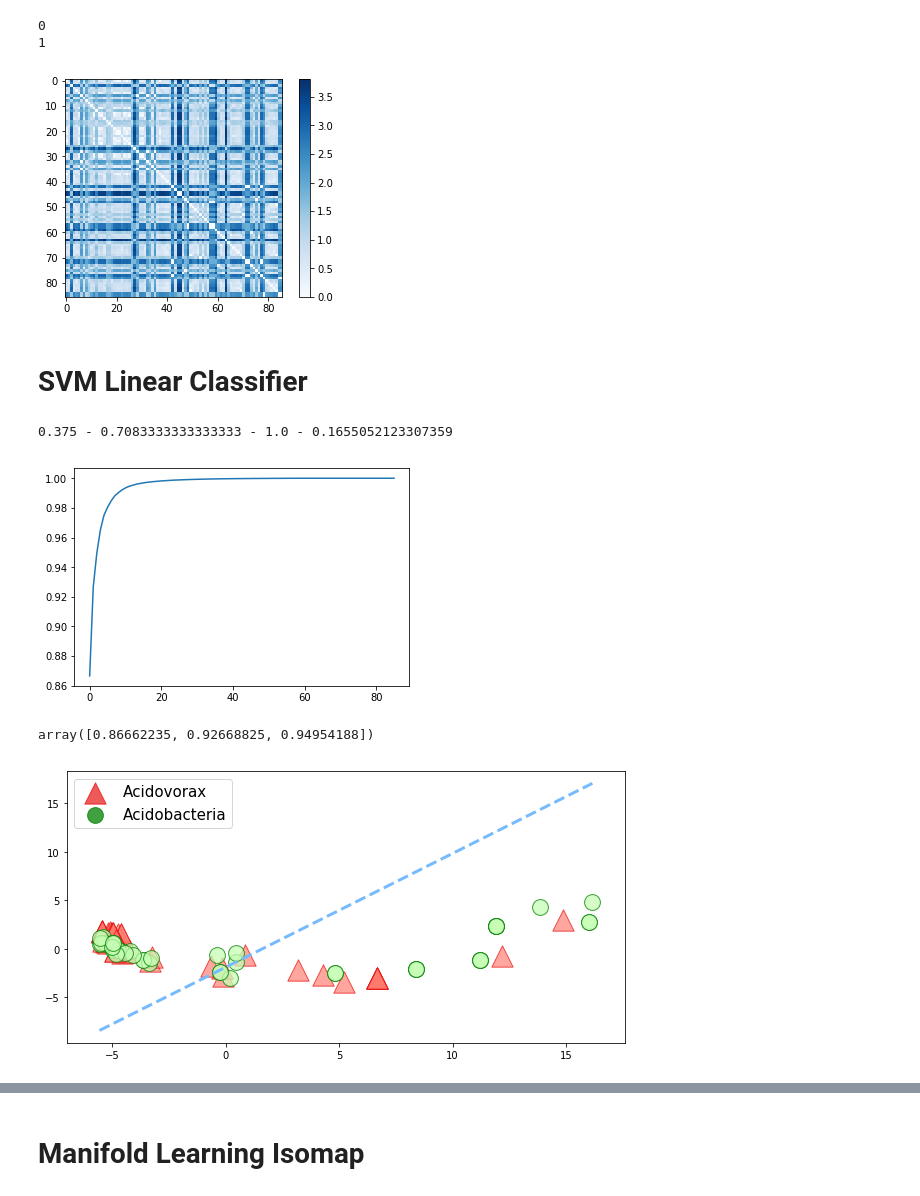
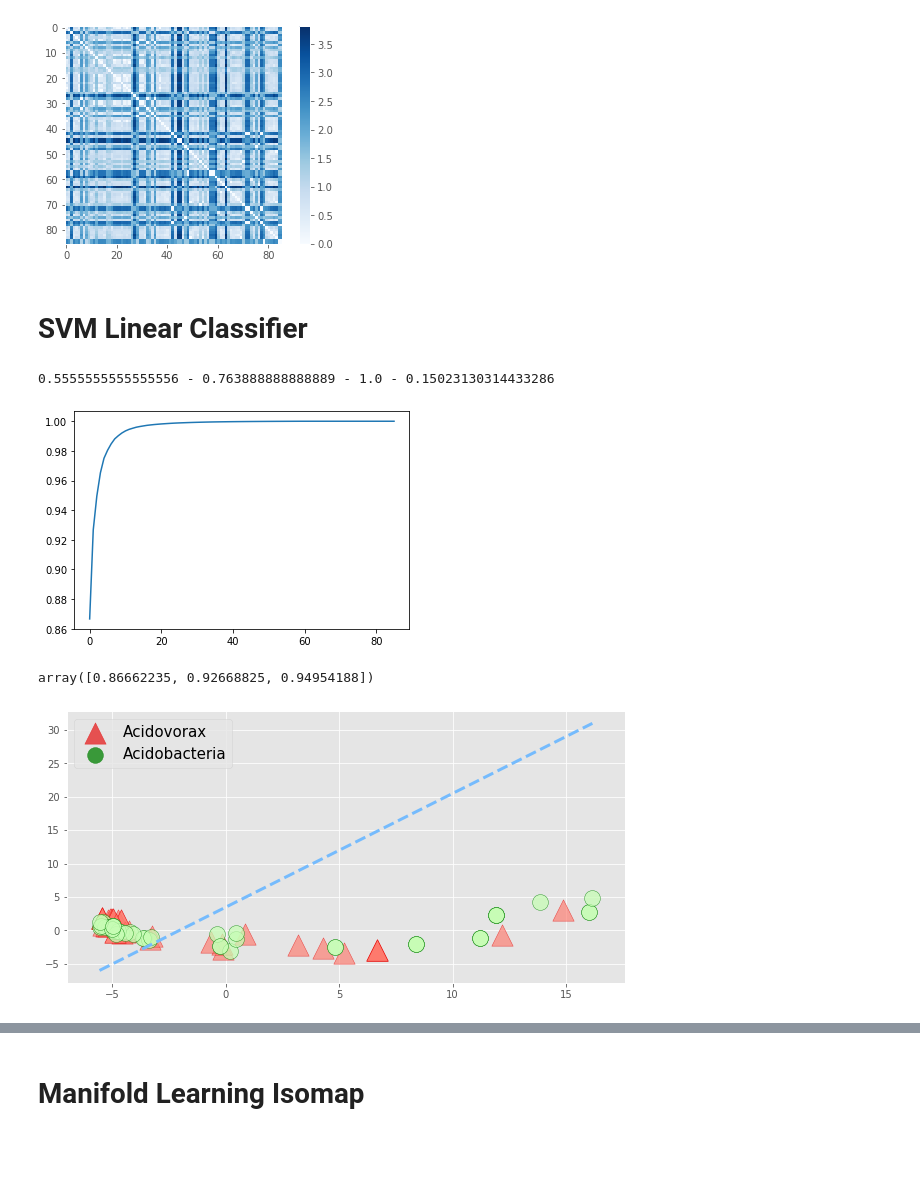
Before and after one commit to Cinofix/graph-kernel-manifold-learning, a Jupyter notebook: src/PPI_WLKernel.ipynb, the cells around one changed output, grey strips where cells are left out. Saved outputs shown, nothing was run; the diff lists cells and outputs as text; code cells hidden in the pictures; blank space fills up the shorter version.

```diff
--- a/src/PPI_WLKernel.ipynb
+++ b/src/PPI_WLKernel.ipynb
@@ -24,18 +19,16 @@ n = ppi_labels.shape[0]
 # %%
 wl_kernel = WeisfeilerLehmanKernel()
 # %%
-K = wl_kernel.compute_graphs_kernel(ppi_graphs[:]['am'], 2)
+K = wl_kernel.eval_similarities(ppi_graphs[:]['am'], 2)
-# %% [output]
-0
-1
 # %%
 D = pairwise_distances(K, metric='euclidean')
 # %%
 plt.imshow(D, zorder=2, cmap='Blues', interpolation='nearest')
 plt.colorbar();
+plt.style.use("ggplot")
 plt.show()
 # %% [output]
-[figure, old version]
+[figure, new version]
 # %% [markdown]
 # SVM Linear Classifier
 # %%
@@ -46,14 +39,14 @@ clf = svm.SVC(kernel="linear", C = 1.0)
 scores_ln = cross_val_score(clf, D, ppi_labels, cv = strat_k_fold)
 print(str(np.min(scores_ln)) +" - "+str(np.mean(scores_ln))+ " - " + str(np.max(scores_ln)) + " - "+ str(np.std(scores_ln)))
 # %% [output]
-0.375 - 0.7083333333333333 - 1.0 - 0.1655052123307359
+0.5555555555555556 - 0.763888888888889 - 1.0 - 0.15023130314433286
 # %%
 PCA_D = PCA(n_components = 2).fit_transform(D)
 plt.plot(np.cumsum(PCA().fit(D).explained_variance_ratio_))
 plt.show()
 np.cumsum(PCA().fit(D).explained_variance_ratio_)[:3]
 # %% [output]
-[figure, old version]
+[figure, new version]
 array([0.86662235, 0.92668825, 0.94954188])
 # %%
 acidovorax = PCA_D[ppi_labels == 1]
@@ -81,7 +74,7 @@ ax_ab.set_facecolor('xkcd:pale green')
 
 plt.show()
 # %% [output]
-[figure, old version]
+[figure, new version]
 # %%
 from mpl_toolkits.mplot3d import Axes3D
 fig = plt.figure(figsize=(10,8))
```
Also changed, not shown: parts of 15 cells of this notebook, 6 other files.
